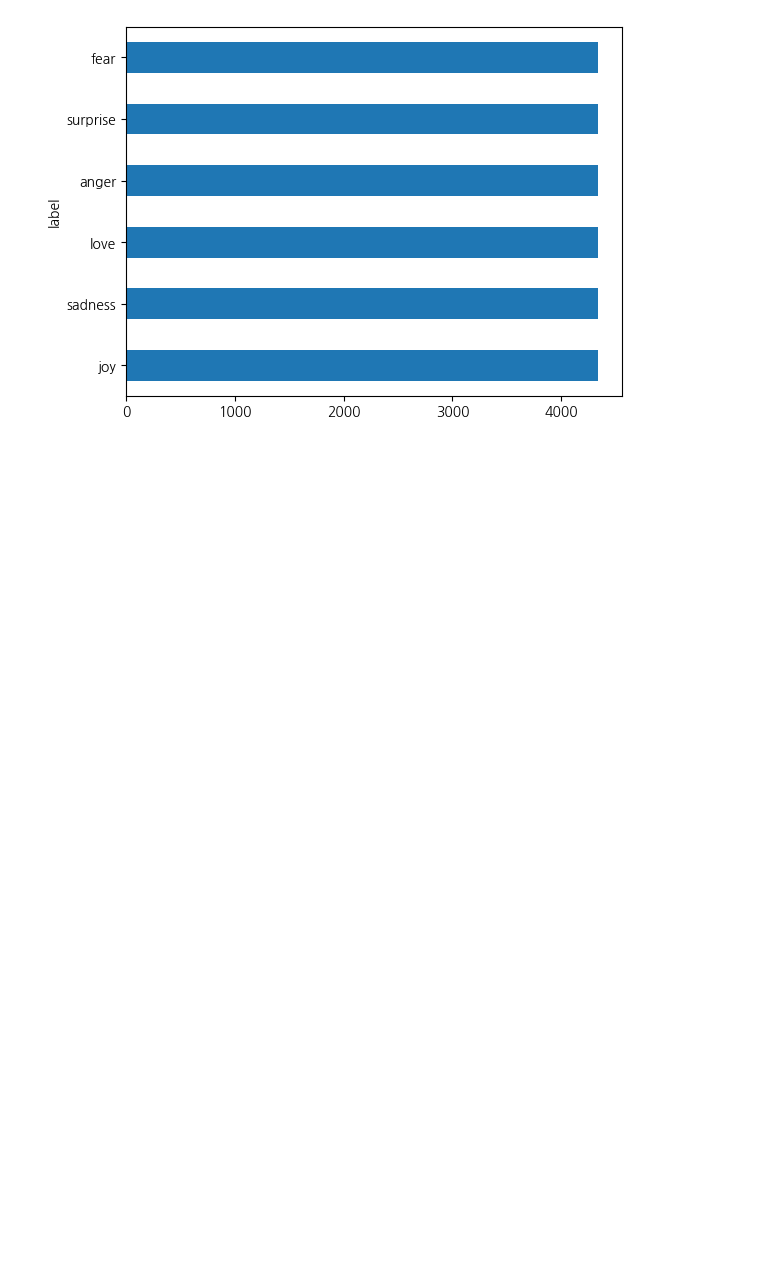
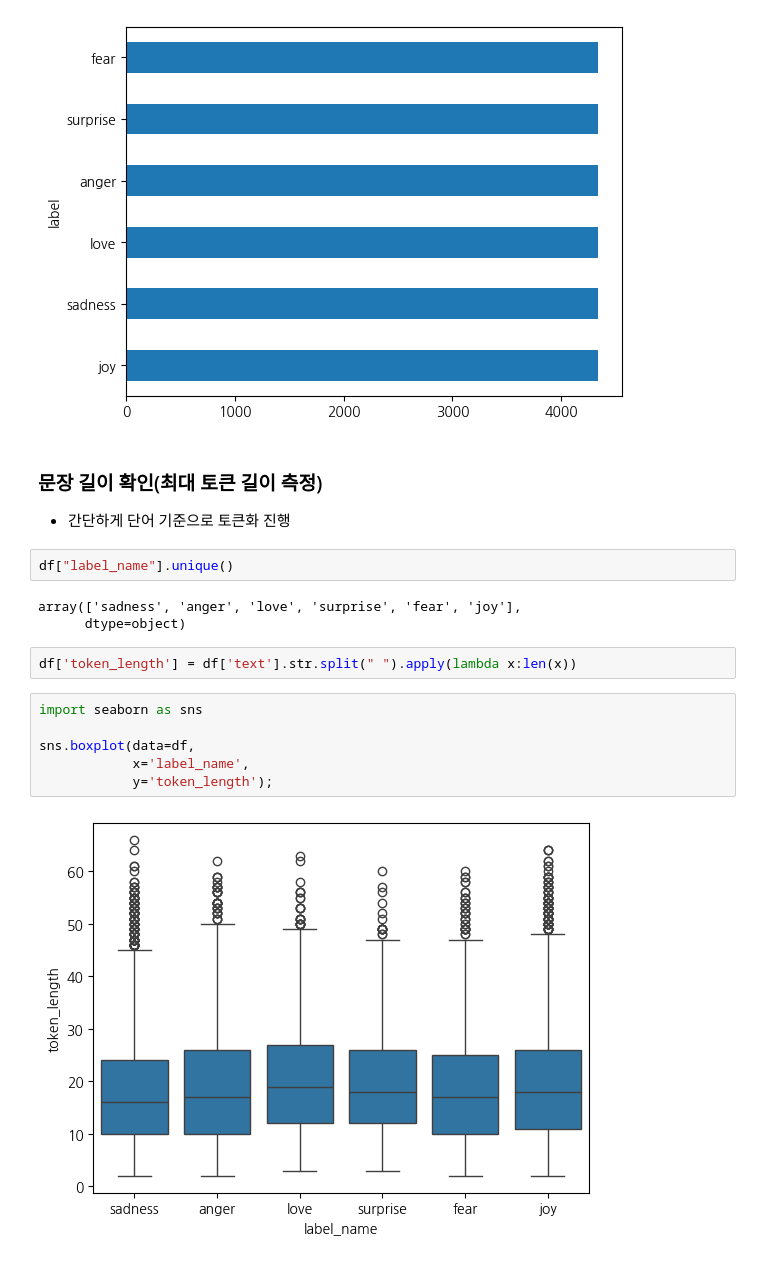
Before and after one commit to tommyjin2894/ai_study_transformer, a Jupyter notebook: 02_text_classification.ipynb, the cells around one changed output. Saved outputs shown, nothing was run; the diff lists cells and outputs as text; blank space fills up the shorter version.

Commit message:
tokenizing processed

```diff
--- a/02_text_classification.ipynb
+++ b/02_text_classification.ipynb
@@ -112,3 +112,21 @@ y_rous.apply(lambda x: train_data.features["label"].int2str(x))\
     .value_counts(ascending=True).plot.barh();
 # %% [output]
 [figure]
+# %% [markdown]
+### 문장 길이 확인(최대 토큰 길이 측정)
+- 간단하게 단어 기준으로 토큰화 진행
+# %%
+df["label_name"].unique()
+# %% [output]
+array(['sadness', 'anger', 'love', 'surprise', 'fear', 'joy'],
+      dtype=object)
+# %%
+df['token_length'] = df['text'].str.split(" ").apply(lambda x:len(x))
+# %%
+import seaborn as sns
+
+sns.boxplot(data=df,
+            x='label_name',
+            y='token_length');
+# %% [output]
+[figure, added]
```
Also changed, not shown: parts of 3 cells of this notebook.
